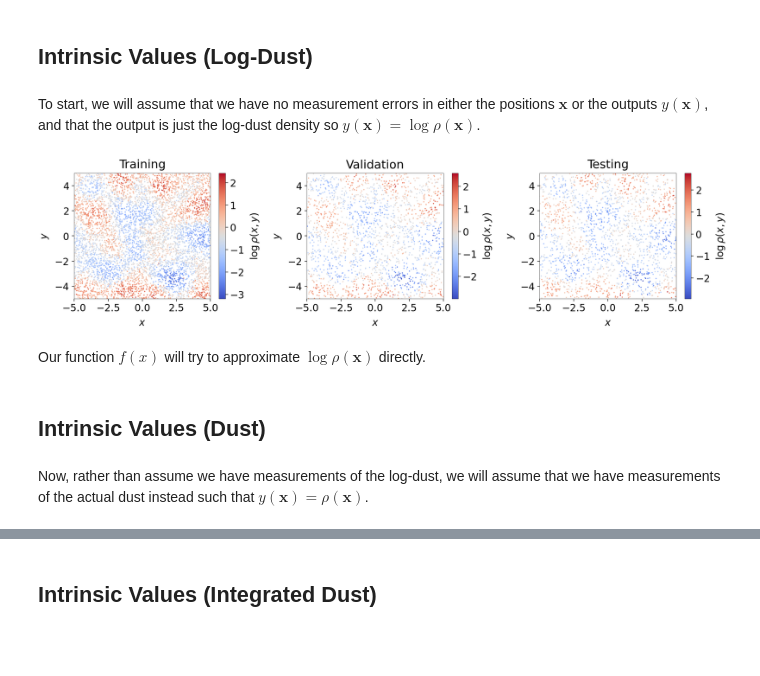
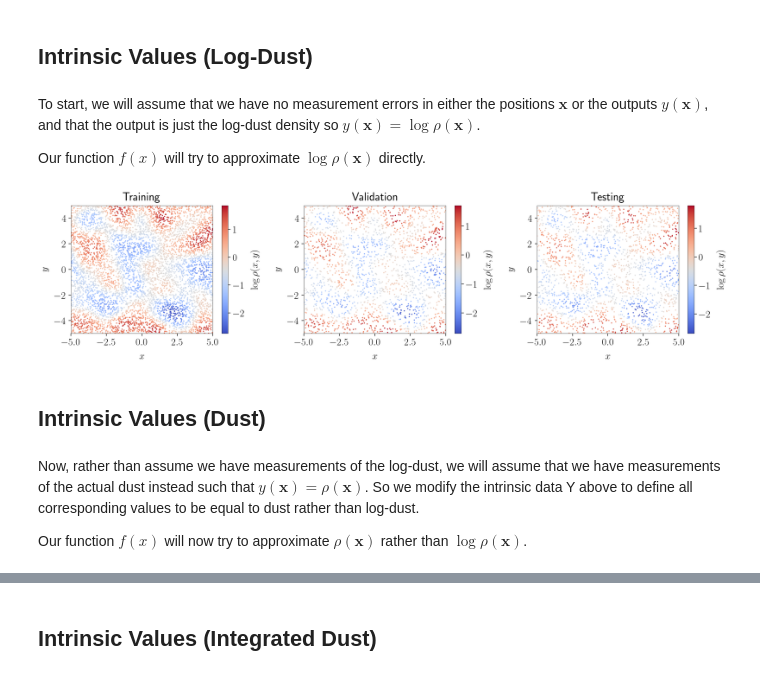
Before and after one commit to avaove/dust-map, a Jupyter notebook: dust_sim.ipynb, the cells around one changed output, grey strips where cells are left out. Drawn from its saved outputs; the diff is of its cells as text; code cells hidden in the pictures; blank space fills up the shorter version.

```diff
--- a/dust_sim.ipynb
+++ b/dust_sim.ipynb
@@ -196,4 +214,38 @@ We are ultimately interested in coming up with a function $f(\mathbf{x})$ based
+# %%
+def plot_data(x_label, y_label, colorbar_label, image_name):
+    plt.figure(figsize=(30, 8))
+    plt.subplot(1, 3, 1)
+    plt.scatter(Xo_train[:, 0], Xo_train[:, 1], c=Yo_train,
+                cmap='coolwarm', s = 7)
+    plt.xlabel(x_label)
+    plt.ylabel(y_label)
+    plt.colorbar(label=colorbar_label)
+    plt.xlim([xgrid[0], xgrid[-1]])
+    plt.ylim([ygrid[0], ygrid[-1]])
+    plt.title('Training')
+    plt.subplot(1, 3, 2)
+    plt.scatter(Xo_valid[:, 0], Xo_valid[:, 1], c=Yo_valid,
+                cmap='coolwarm', s = 7)
+    plt.xlabel(x_label)
+    plt.ylabel(y_label)
+    plt.colorbar(label=colorbar_label)
+    plt.xlim([xgrid[0], xgrid[-1]])
+    plt.ylim([ygrid[0], ygrid[-1]])
+    plt.title('Validation')
+    plt.subplot(1, 3, 3)
+    plt.scatter(Xo_test[:, 0], Xo_test[:, 1], c=Yo_test,
+                cmap='coolwarm', s = 7)
+    plt.xlabel(x_label)
+    plt.ylabel(y_label)
+    plt.colorbar(label=colorbar_label)
+    plt.xlim([xgrid[0], xgrid[-1]])
+    plt.ylim([ygrid[0], ygrid[-1]])
+    plt.title('Testing')
+    plt.tight_layout()
+    plt.savefig(image_name, bbox_inches='tight')
 # %% [markdown]
 ## Intrinsic Values (Log-Dust)
 # %% [markdown]
 To start, we will assume that we have no measurement errors in either the positions $\mathbf{x}$ or the outputs $y(\mathbf{x})$, and that the output is just the log-dust density so $y(\mathbf{x}) = \log \rho(\mathbf{x})$.
+
+Our function $f(x)$ will try to approximate $\log \rho(\mathbf{x})$ directly.
@@ -243,36 +251,0 @@ Ye_train, Ye_valid, Ye_test = Y_err[:idx_train], Y_err[idx_train:idx_valid], Y_e
-# %%
-# plot data
-plt.figure(figsize=(30, 8))
-plt.subplot(1, 3, 1)
-plt.scatter(Xo_train[:, 0], Xo_train[:, 1], c=Yo_train,
-            cmap='coolwarm', s = 7)
-plt.xlabel(r'$x$')
-plt.ylabel(r'$y$')
-plt.colorbar(label=r'$\log \rho(x, y)$')
-plt.xlim([xgrid[0], xgrid[-1]])
-plt.ylim([ygrid[0], ygrid[-1]])
-plt.title('Training')
-plt.subplot(1, 3, 2)
-plt.scatter(Xo_valid[:, 0], Xo_valid[:, 1], c=Yo_valid,
-            cmap='coolwarm', s = 7)
-plt.xlabel(r'$x$')
-plt.ylabel(r'$y$')
-plt.colorbar(label=r'$\log \rho(x, y)$')
-plt.xlim([xgrid[0], xgrid[-1]])
-plt.ylim([ygrid[0], ygrid[-1]])
-plt.title('Validation')
-plt.subplot(1, 3, 3)
-plt.scatter(Xo_test[:, 0], Xo_test[:, 1], c=Yo_test,
-            cmap='coolwarm', s = 7)
-plt.xlabel(r'$x$')
-plt.ylabel(r'$y$')
-plt.colorbar(label=r'$\log \rho(x, y)$')
-plt.xlim([xgrid[0], xgrid[-1]])
-plt.ylim([ygrid[0], ygrid[-1]])
-plt.title('Testing')
-plt.tight_layout()
-plt.savefig('training-test-valid.png')
-# %% [output]
-[figure, removed]
-# %% [markdown]
-Our function $f(x)$ will try to approximate $\log \rho(\mathbf{x})$ directly.
@@ -278,0 +277,4 @@ Our function $f(x)$ will try to approximate $\log \rho(\mathbf{x})$ directly.
+# %%
+plot_data(r'$x$', r'$y$', r'$\log \rho(x, y)$', 'plots/intrinsic_logdust_data.png')
+# %% [output]
+[figure, added]
@@ -279,4 +283,6 @@ Our function $f(x)$ will try to approximate $\log \rho(\mathbf{x})$ directly.
 # %% [markdown]
 ## Intrinsic Values (Dust)
 # %% [markdown]
-Now, rather than assume we have measurements of the log-dust, we will assume that we have measurements of the actual dust instead such that $y(\mathbf{x}) = \rho(\mathbf{x})$.
+Now, rather than assume we have measurements of the log-dust, we will assume that we have measurements of the actual dust instead such that $y(\mathbf{x}) = \rho(\mathbf{x})$. So we modify the intrinsic data Y above to define all corresponding values to be equal to dust rather than log-dust.
+
+Our function $f(x)$ will now try to approximate $\rho(\mathbf{x})$ rather than $\log \rho(\mathbf{x})$.
```
Also changed, not shown: parts of 32 cells of this notebook, 30 other files.
